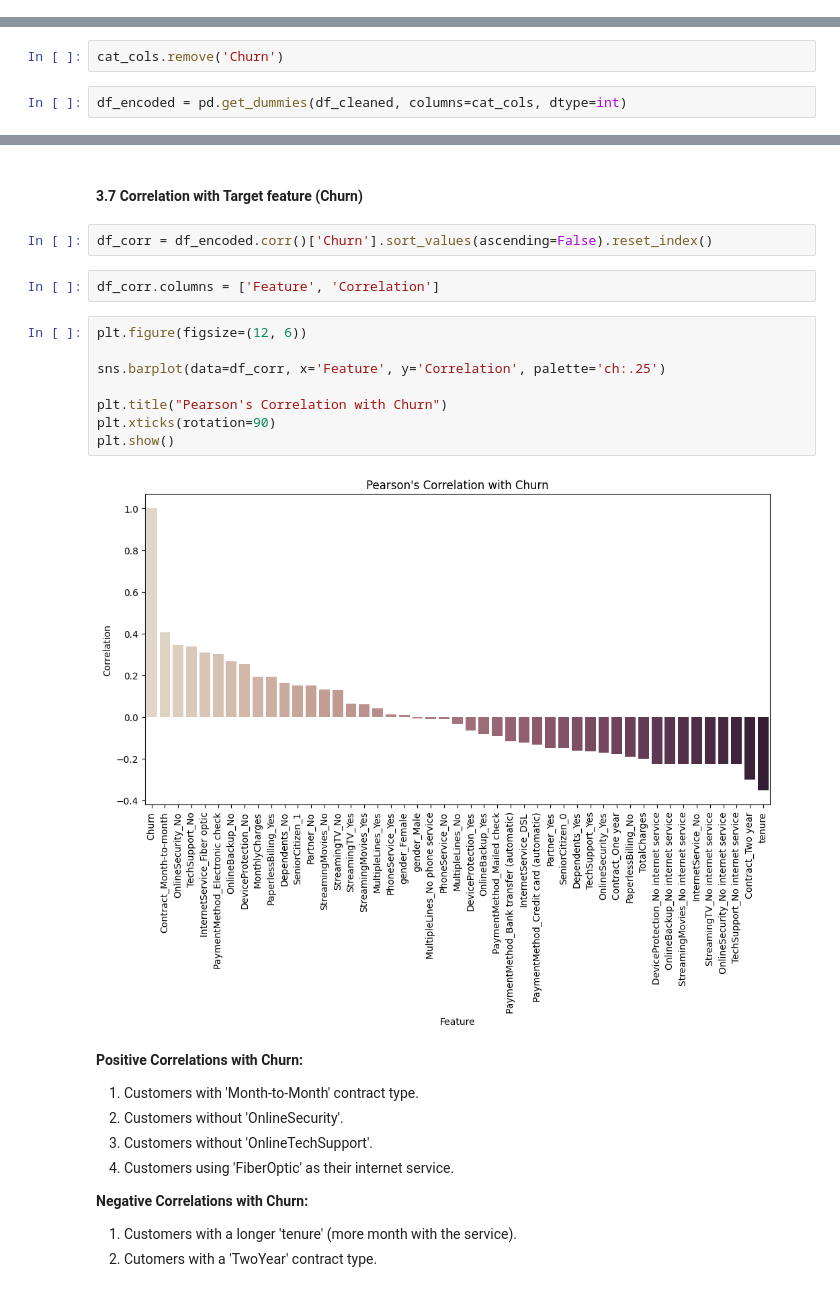
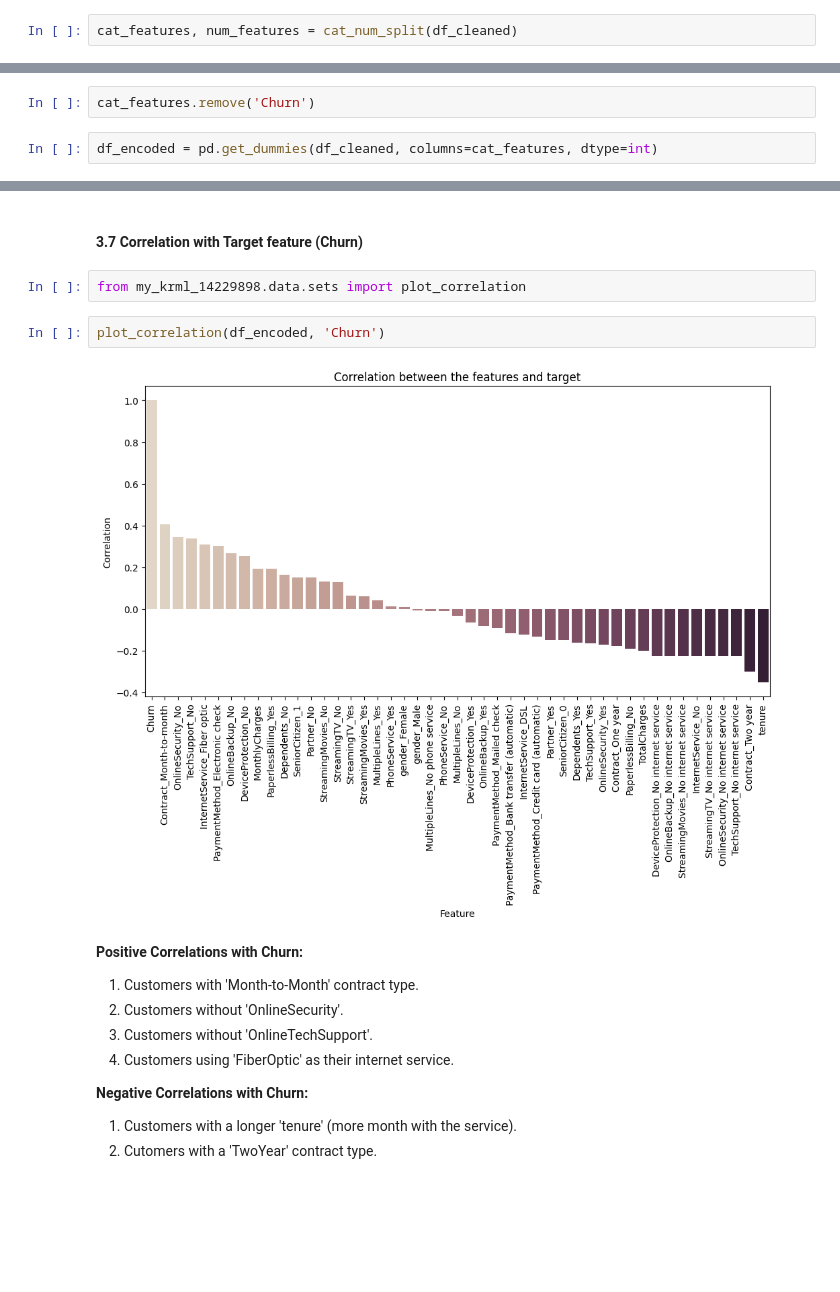
Before and after one commit to chuannarongvat/internship_c_dataset_2, a Jupyter notebook: notebooks/1_preprocess_data.ipynb, the cells around one changed output, grey strips where cells are left out. Cells and saved outputs as stored; diff of their text form; blank space fills up the shorter version.

Commit message:
data prep

```diff
--- a/notebooks/1_preprocess_data.ipynb
+++ b/notebooks/1_preprocess_data.ipynb
@@ -274,3 +290,5 @@ cat_cols, num_cols = dp.cat_num_split(df_cleaned)
+# %%
+cat_features, num_features = cat_num_split(df_cleaned)
 # %% [markdown]
 #### 3.3 Categorical Columns
 # %% [markdown]
@@ -491,9 +514,9 @@ dp.plot_target_col(target_col)
 # %% [markdown]
 We will perform one hot encoding on the categorical columns
 # %%
-cat_cols.remove('Churn')
+cat_features.remove('Churn')
 # %%
-df_encoded = pd.get_dummies(df_cleaned, columns=cat_cols, dtype=int)
+df_encoded = pd.get_dummies(df_cleaned, columns=cat_features, dtype=int)
 # %%
 df_encoded.head()
 # %% [output]
@@ -506,20 +529,12 @@ df_encoded.head()
 5 rows × 47 columns
 # %% [markdown]
 #### 3.7 Correlation with Target feature (Churn)
-# %%
-df_corr = df_encoded.corr()['Churn'].sort_values(ascending=False).reset_index()
-# %%
-df_corr.columns = ['Feature', 'Correlation']
-# %%
-plt.figure(figsize=(12, 6))
-
-sns.barplot(data=df_corr, x='Feature', y='Correlation', palette='ch:.25')
-
-plt.title("Pearson's Correlation with Churn")
-plt.xticks(rotation=90)
-plt.show()
-# %% [output]
-[figure, removed]
+# %%
+from my_krml_14229898.data.sets import plot_correlation
+# %%
+plot_correlation(df_encoded, 'Churn')
+# %% [output]
+[figure, added]
 # %% [markdown]
 **Positive Correlations with Churn:**
 1. Customers with 'Month-to-Month' contract type.
```
Also changed, not shown: parts of 73 cells of this notebook, 6 other files.
